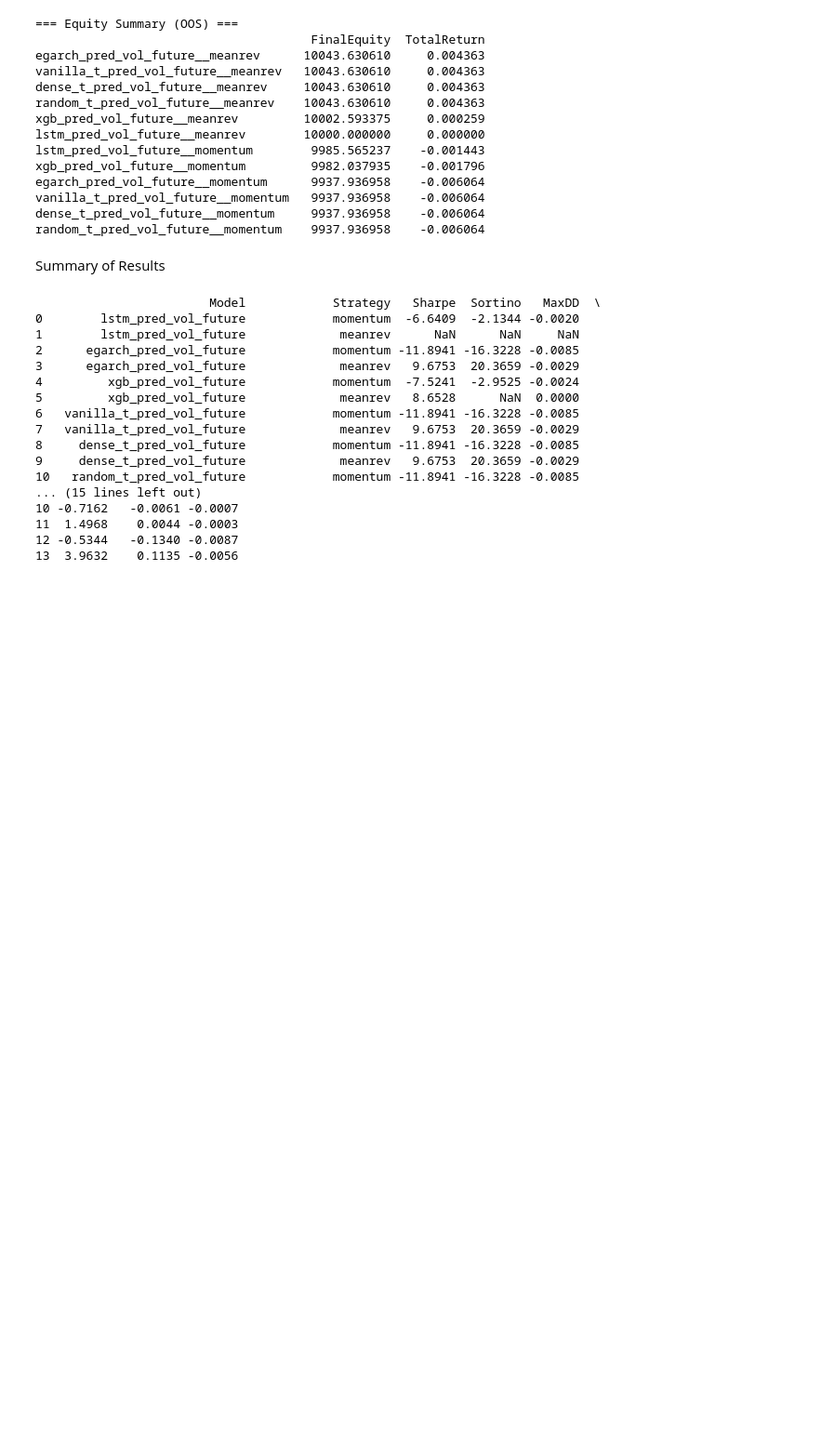
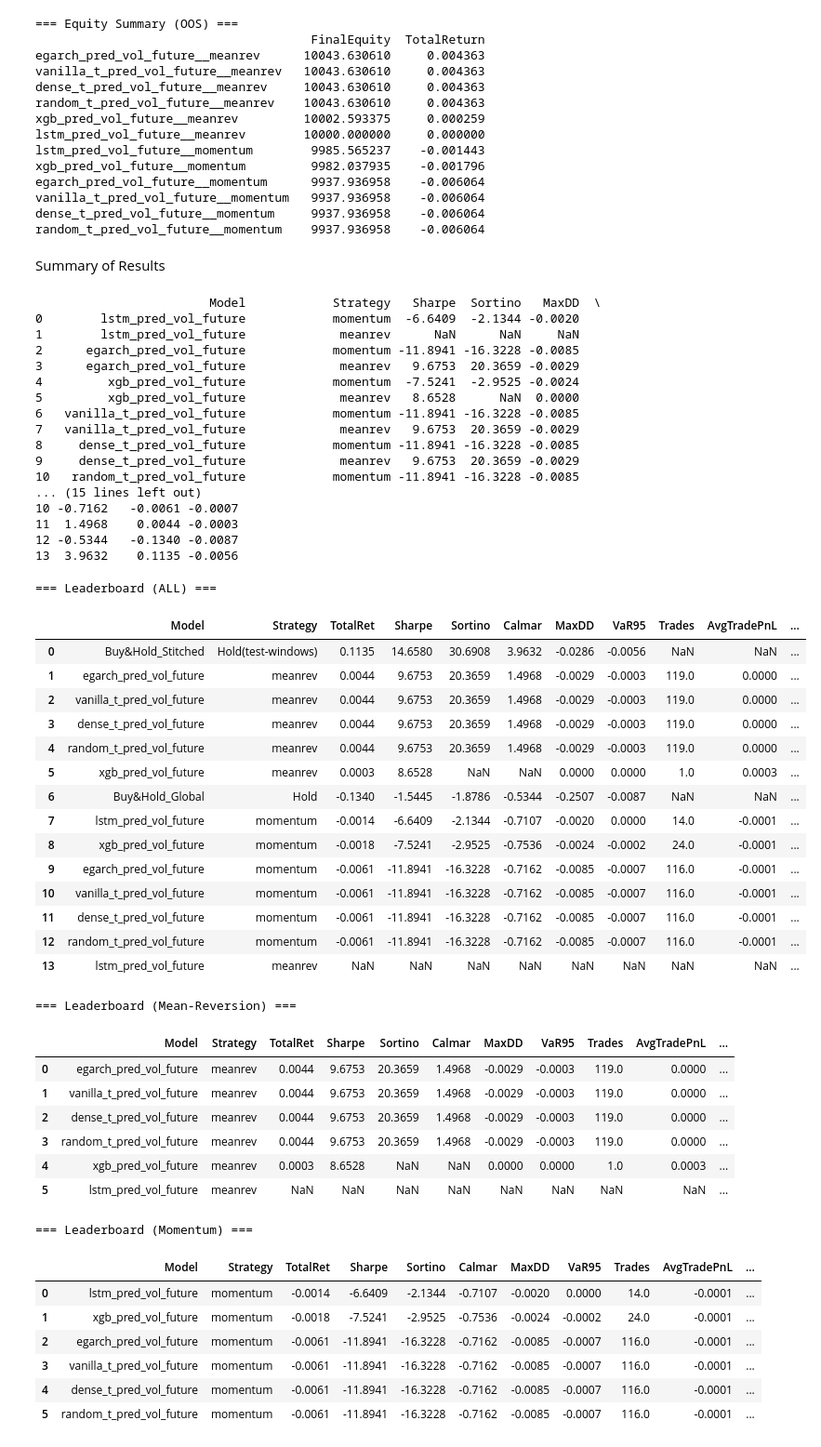
Before and after one commit to C3lineTan/DSE4101-CryptoWhale-2, a Jupyter notebook: ETH Models/Backtesting_ETH.ipynb, the cells around one changed output. Shown at 93% size. Cells and saved outputs as stored; diff of their text form; code cells hidden in the pictures; blank space fills up the shorter version.

```diff
--- a/ETH Models/Backtesting_ETH.ipynb
+++ b/ETH Models/Backtesting_ETH.ipynb
@@ -582,0 +653,50 @@ print(summary_table.round(4))
+# %%
+# ===== Build and show leaderboards (ranked by Sharpe) =====
+leaderboard_all = build_leaderboard(summary_table, all_trades=all_trades, all_choices=all_choices, sort_by="Sharpe", ascending=False)
+
+leaderboard_meanrev  = leaderboard_all[leaderboard_all["Strategy"].str.contains("meanrev", case=False, na=False)]\
+                        .reset_index(drop=True)
+leaderboard_momentum = leaderboard_all[leaderboard_all["Strategy"].str.contains("momentum", case=False, na=False)]\
+                        .reset_index(drop=True)
+
+print("=== Leaderboard (ALL) ===")
+display(leaderboard_all.round(4))
+
+print("=== Leaderboard (Mean-Reversion) ===")
+display(leaderboard_meanrev.round(4))
+
+print("=== Leaderboard (Momentum) ===")
+display(leaderboard_momentum.round(4))
+# %% [output]
+=== Leaderboard (ALL) ===
+|  | Model | Strategy | TotalRet | Sharpe | Sortino | Calmar | MaxDD | VaR95 | Trades | AvgTradePnL | ... |
+| 0 | Buy&Hold_Stitched | Hold(test-windows) | 0.1135 | 14.6580 | 30.6908 | 3.9632 | -0.0286 | -0.0056 | NaN | NaN | ... |
+| 1 | egarch_pred_vol_future | meanrev | 0.0044 | 9.6753 | 20.3659 | 1.4968 | -0.0029 | -0.0003 | 119.0 | 0.0000 | ... |
+| 2 | vanilla_t_pred_vol_future | meanrev | 0.0044 | 9.6753 | 20.3659 | 1.4968 | -0.0029 | -0.0003 | 119.0 | 0.0000 | ... |
+| 3 | dense_t_pred_vol_future | meanrev | 0.0044 | 9.6753 | 20.3659 | 1.4968 | -0.0029 | -0.0003 | 119.0 | 0.0000 | ... |
+| 4 | random_t_pred_vol_future | meanrev | 0.0044 | 9.6753 | 20.3659 | 1.4968 | -0.0029 | -0.0003 | 119.0 | 0.0000 | ... |
+| 5 | xgb_pred_vol_future | meanrev | 0.0003 | 8.6528 | NaN | NaN | 0.0000 | 0.0000 | 1.0 | 0.0003 | ... |
+| 6 | Buy&Hold_Global | Hold | -0.1340 | -1.5445 | -1.8786 | -0.5344 | -0.2507 | -0.0087 | NaN | NaN | ... |
+| 7 | lstm_pred_vol_future | momentum | -0.0014 | -6.6409 | -2.1344 | -0.7107 | -0.0020 | 0.0000 | 14.0 | -0.0001 | ... |
+| 8 | xgb_pred_vol_future | momentum | -0.0018 | -7.5241 | -2.9525 | -0.7536 | -0.0024 | -0.0002 | 24.0 | -0.0001 | ... |
+| 9 | egarch_pred_vol_future | momentum | -0.0061 | -11.8941 | -16.3228 | -0.7162 | -0.0085 | -0.0007 | 116.0 | -0.0001 | ... |
+| 10 | vanilla_t_pred_vol_future | momentum | -0.0061 | -11.8941 | -16.3228 | -0.7162 | -0.0085 | -0.0007 | 116.0 | -0.0001 | ... |
+| 11 | dense_t_pred_vol_future | momentum | -0.0061 | -11.8941 | -16.3228 | -0.7162 | -0.0085 | -0.0007 | 116.0 | -0.0001 | ... |
+| 12 | random_t_pred_vol_future | momentum | -0.0061 | -11.8941 | -16.3228 | -0.7162 | -0.0085 | -0.0007 | 116.0 | -0.0001 | ... |
+| 13 | lstm_pred_vol_future | meanrev | NaN | NaN | NaN | NaN | NaN | NaN | NaN | NaN | ... |
+=== Leaderboard (Mean-Reversion) ===
+|  | Model | Strategy | TotalRet | Sharpe | Sortino | Calmar | MaxDD | VaR95 | Trades | AvgTradePnL | ... |
+| 0 | egarch_pred_vol_future | meanrev | 0.0044 | 9.6753 | 20.3659 | 1.4968 | -0.0029 | -0.0003 | 119.0 | 0.0000 | ... |
+| 1 | vanilla_t_pred_vol_future | meanrev | 0.0044 | 9.6753 | 20.3659 | 1.4968 | -0.0029 | -0.0003 | 119.0 | 0.0000 | ... |
+| 2 | dense_t_pred_vol_future | meanrev | 0.0044 | 9.6753 | 20.3659 | 1.4968 | -0.0029 | -0.0003 | 119.0 | 0.0000 | ... |
+| 3 | random_t_pred_vol_future | meanrev | 0.0044 | 9.6753 | 20.3659 | 1.4968 | -0.0029 | -0.0003 | 119.0 | 0.0000 | ... |
+| 4 | xgb_pred_vol_future | meanrev | 0.0003 | 8.6528 | NaN | NaN | 0.0000 | 0.0000 | 1.0 | 0.0003 | ... |
+| 5 | lstm_pred_vol_future | meanrev | NaN | NaN | NaN | NaN | NaN | NaN | NaN | NaN | ... |
+=== Leaderboard (Momentum) ===
+|  | Model | Strategy | TotalRet | Sharpe | Sortino | Calmar | MaxDD | VaR95 | Trades | AvgTradePnL | ... |
+| 0 | lstm_pred_vol_future | momentum | -0.0014 | -6.6409 | -2.1344 | -0.7107 | -0.0020 | 0.0000 | 14.0 | -0.0001 | ... |
+| 1 | xgb_pred_vol_future | momentum | -0.0018 | -7.5241 | -2.9525 | -0.7536 | -0.0024 | -0.0002 | 24.0 | -0.0001 | ... |
+| 2 | egarch_pred_vol_future | momentum | -0.0061 | -11.8941 | -16.3228 | -0.7162 | -0.0085 | -0.0007 | 116.0 | -0.0001 | ... |
+| 3 | vanilla_t_pred_vol_future | momentum | -0.0061 | -11.8941 | -16.3228 | -0.7162 | -0.0085 | -0.0007 | 116.0 | -0.0001 | ... |
+| 4 | dense_t_pred_vol_future | momentum | -0.0061 | -11.8941 | -16.3228 | -0.7162 | -0.0085 | -0.0007 | 116.0 | -0.0001 | ... |
+| 5 | random_t_pred_vol_future | momentum | -0.0061 | -11.8941 | -16.3228 | -0.7162 | -0.0085 | -0.0007 | 116.0 | -0.0001 | ... |
```
Also changed, not shown: parts of 4 cells of this notebook.
